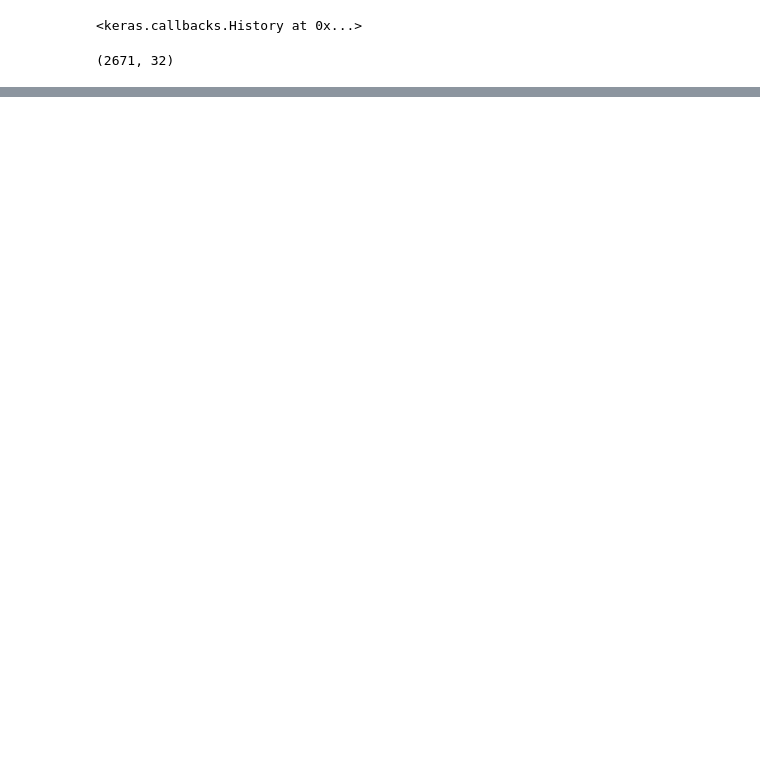
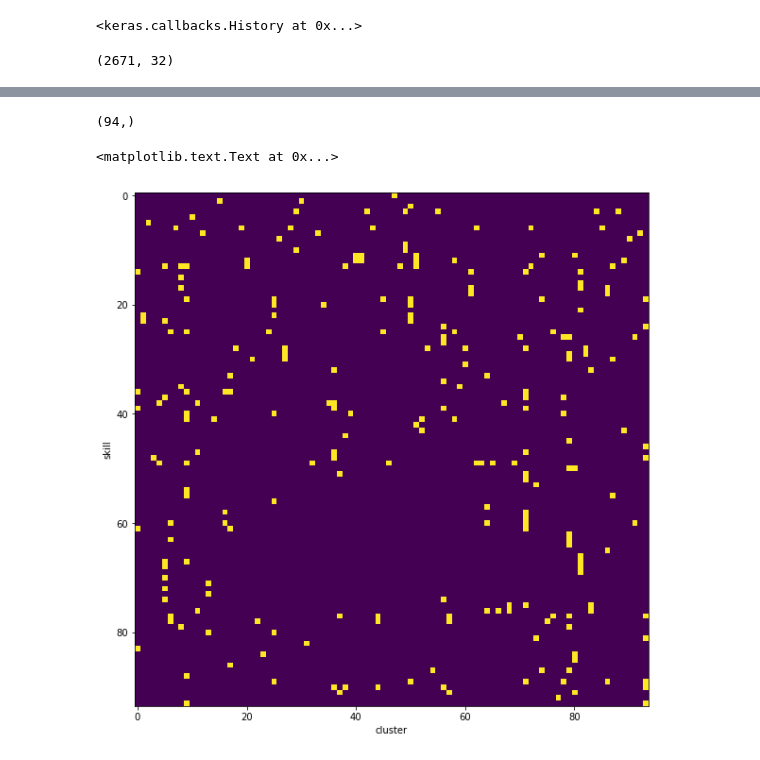
Before and after one commit to reginaeckert/ML-Educ, a Jupyter notebook: finalProject/Autoencoder.ipynb, the cells around one changed output, grey strips where cells are left out. Saved outputs shown, nothing was run; the diff lists cells and outputs as text; code cells hidden in the pictures; blank space fills up the shorter version.

Commit message:
added kmeans clustering

```diff
--- a/finalProject/Autoencoder.ipynb
+++ b/finalProject/Autoencoder.ipynb
@@ -317,0 +317,8 @@ plt.plot(xpred[n,:], '--')
+# %%
+from sklearn.cluster import KMeans
+
+NC = 94 # number of clusters for K-means
+kmeans = KMeans(n_clusters=NC).fit(encoded)
+# %%
+labels = kmeans.labels_
+pd.Series(skills_viz[np.where(labels==71)]).unique()
@@ -317,0 +336,20 @@ plt.plot(xpred[n,:], '--')
+# %%
+# unique skills
+skills_u = pd.Series(skills_viz).unique()
+print(skills_u.shape)
+
+A = np.zeros((skills_u.shape[0], NC))
+for i in range(NC):
+    unq = pd.Series(skills_viz[np.where(labels==i)]).unique()
+    for skill in unq:
+        A[np.where(skills_u==skill), i] += 1;
+# %% [output]
+(94,)
+# %%
+plt.figure(figsize=(10,10))
+plt.imshow(A)
+plt.xlabel('cluster')
+plt.ylabel('skill')
+# %% [output]
+<matplotlib.text.Text at 0x...>
+[figure, added]
```
Also changed, not shown: parts of 11 cells of this notebook.
